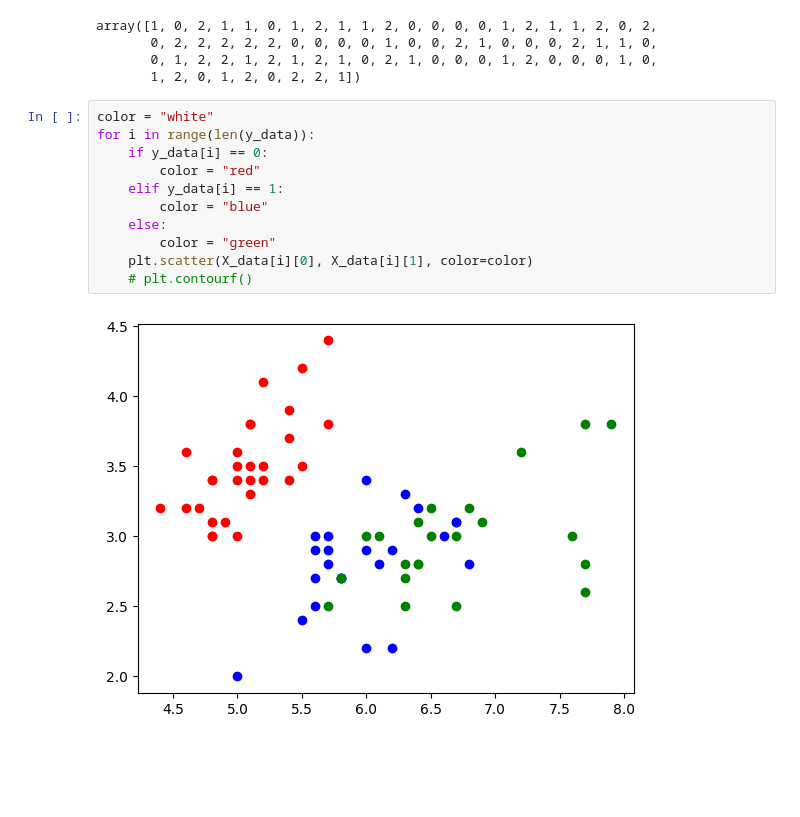
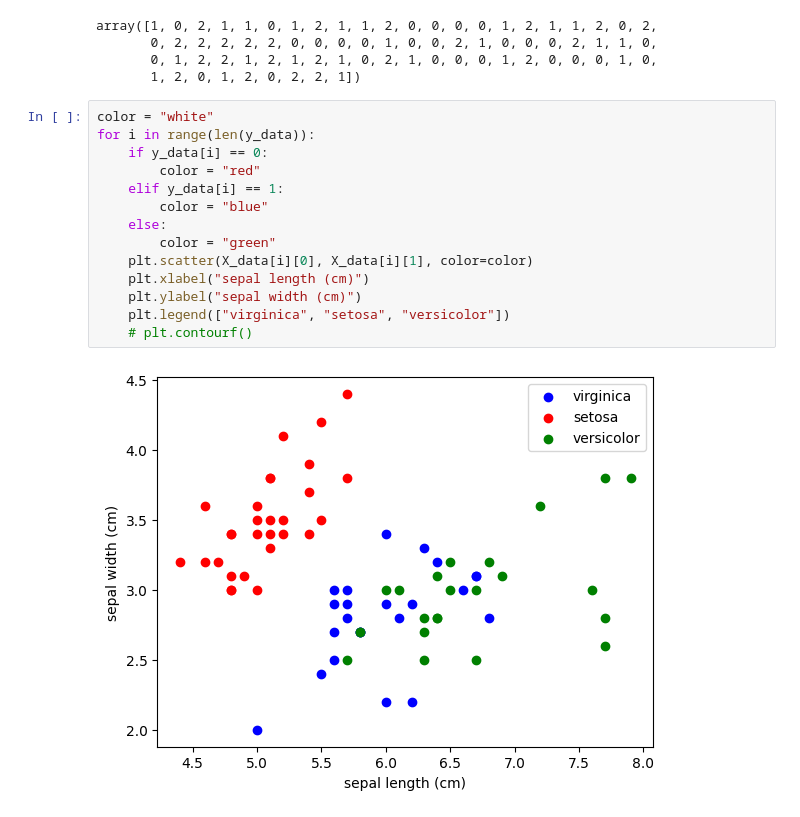
Before and after one commit to andreasmk/Iris-Classification, a Jupyter notebook: iris.ipynb, the cells around one changed output. Cells and saved outputs as stored; diff of their text form; blank space fills up the shorter version.

Commit message:
Fixing the scatter plot

```diff
--- a/iris.ipynb
+++ b/iris.ipynb
@@ -233,13 +233,16 @@ array([1, 0, 2, 1, 1, 0, 1, 2, 1, 1, 2, 0, 0, 0, 0, 1, 2, 1, 1, 2, 0, 2,
 # %%
 color = "white"
 for i in range(len(y_data)):
     if y_data[i] == 0:
         color = "red"
     elif y_data[i] == 1:
         color = "blue"
     else:
         color = "green"
     plt.scatter(X_data[i][0], X_data[i][1], color=color)
+    plt.xlabel("sepal length (cm)")
+    plt.ylabel("sepal width (cm)")
+    plt.legend(["virginica", "setosa", "versicolor"])
     # plt.contourf()
 # %% [output]
-[figure, old version]
+[figure, new version]
```
